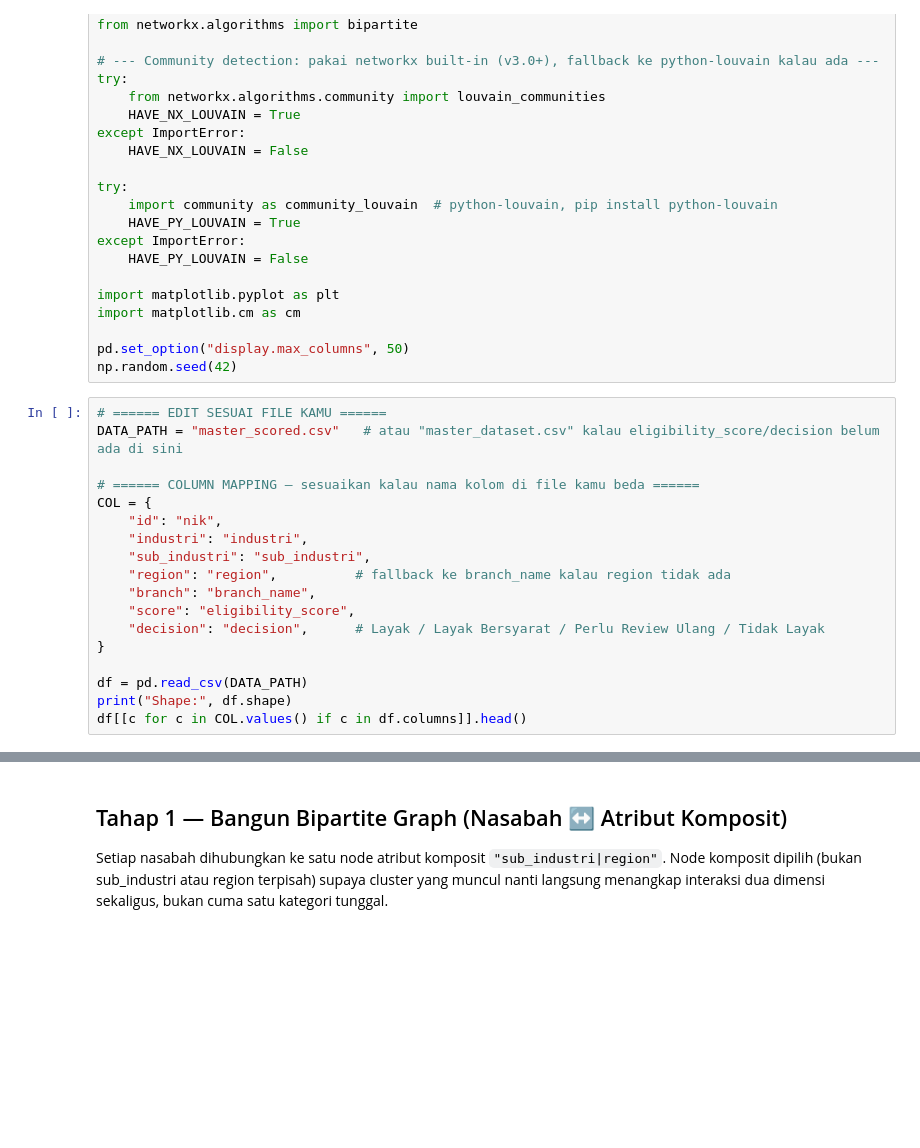
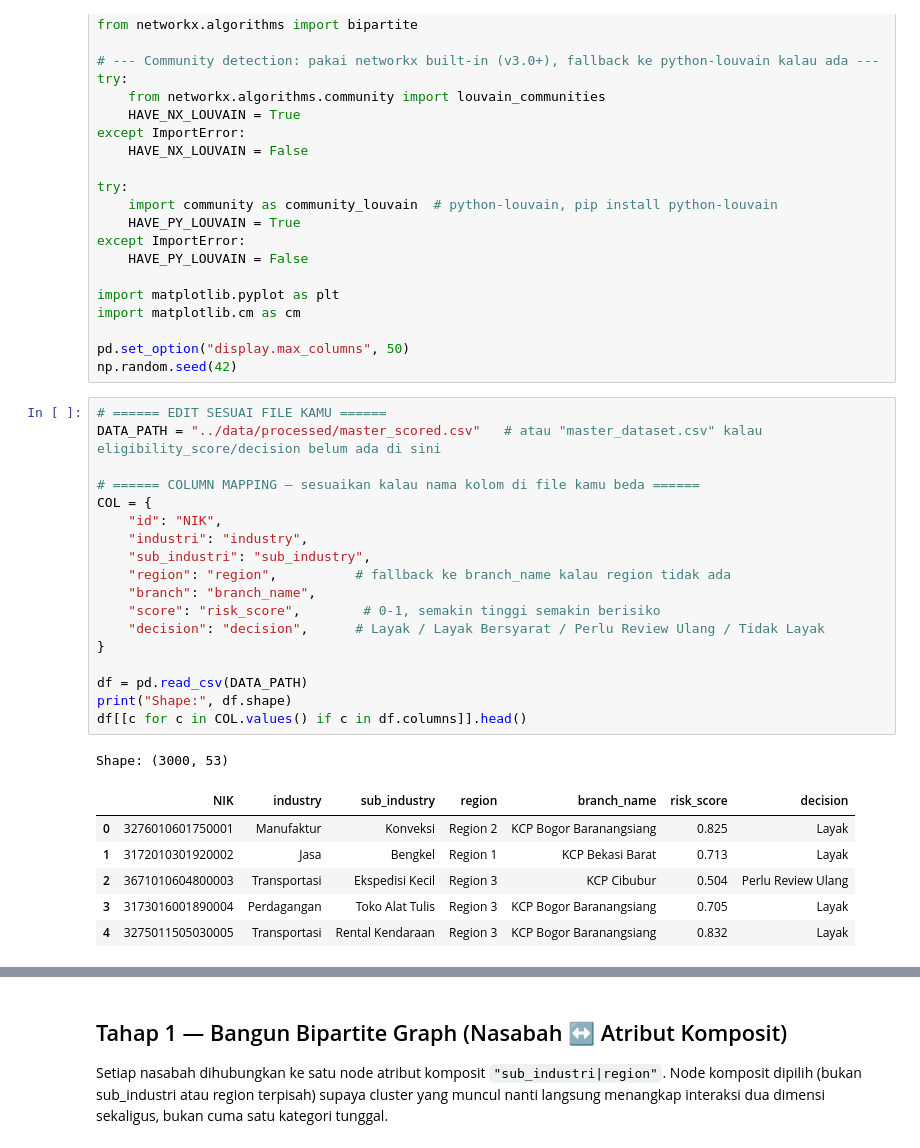
Before and after one commit to indahsyafhyra12/Capstone-Project-ODP-DA-Asek, a Jupyter notebook: notebooks/graph_analytics_industry.ipynb, the cells around one changed output, grey strips where cells are left out. Saved outputs shown, nothing was run; the diff lists cells and outputs as text; blank space fills up the shorter version.

```diff
--- a/notebooks/graph_analytics_industry.ipynb
+++ b/notebooks/graph_analytics_industry.ipynb
@@ -55,22 +55,30 @@ pd.set_option("display.max_columns", 50)
 np.random.seed(42)
 # %%
 # ====== EDIT SESUAI FILE KAMU ======
-DATA_PATH = "master_scored.csv"   # atau "master_dataset.csv" kalau eligibility_score/decision belum ada di sini
+DATA_PATH = "../data/processed/master_scored.csv"   # atau "master_dataset.csv" kalau eligibility_score/decision belum ada di sini
 
 # ====== COLUMN MAPPING — sesuaikan kalau nama kolom di file kamu beda ======
 COL = {
-    "id": "nik",
-    "industri": "industri",
-    "sub_industri": "sub_industri",
+    "id": "NIK",
+    "industri": "industry",
+    "sub_industri": "sub_industry",
     "region": "region",          # fallback ke branch_name kalau region tidak ada
     "branch": "branch_name",
-    "score": "eligibility_score",
+    "score": "risk_score",        # 0-1, semakin tinggi semakin berisiko
     "decision": "decision",      # Layak / Layak Bersyarat / Perlu Review Ulang / Tidak Layak
 }
 
 df = pd.read_csv(DATA_PATH)
 print("Shape:", df.shape)
 df[[c for c in COL.values() if c in df.columns]].head()
+# %% [output]
+Shape: (3000, 53)
+|  | NIK | industry | sub_industry | region | branch_name | risk_score | decision |
+| 0 | 3276010601750001 | Manufaktur | Konveksi | Region 2 | KCP Bogor Baranangsiang | 0.825 | Layak |
+| 1 | 3172010301920002 | Jasa | Bengkel | Region 1 | KCP Bekasi Barat | 0.713 | Layak |
+| 2 | 3671010604800003 | Transportasi | Ekspedisi Kecil | Region 3 | KCP Cibubur | 0.504 | Perlu Review Ulang |
+| 3 | 3173016001890004 | Perdagangan | Toko Alat Tulis | Region 3 | KCP Bogor Baranangsiang | 0.705 | Layak |
+| 4 | 3275011505030005 | Transportasi | Rental Kendaraan | Region 3 | KCP Bogor Baranangsiang | 0.832 | Layak |
 # %%
 # --- Validasi kolom yang tersedia ---
 missing = [k for k, v in COL.items() if v not in df.columns]
```
Also changed, not shown: parts of 9 cells of this notebook, 3 other files.
